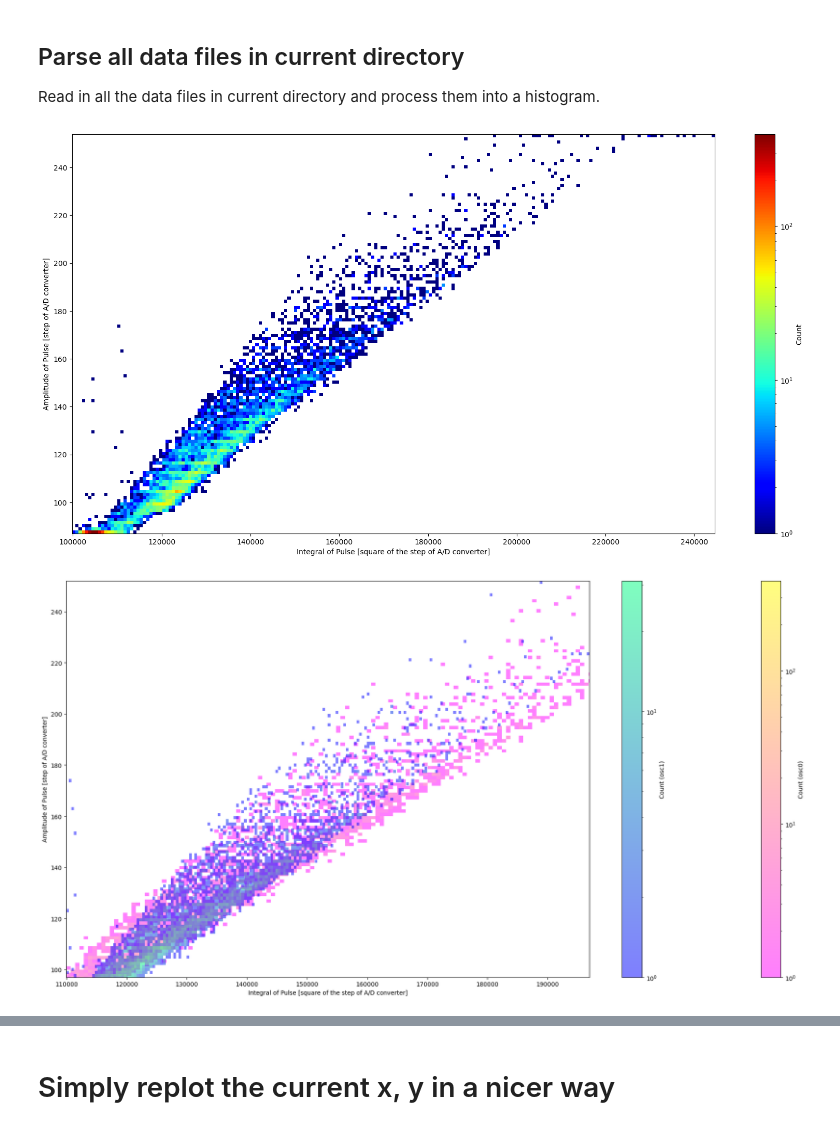
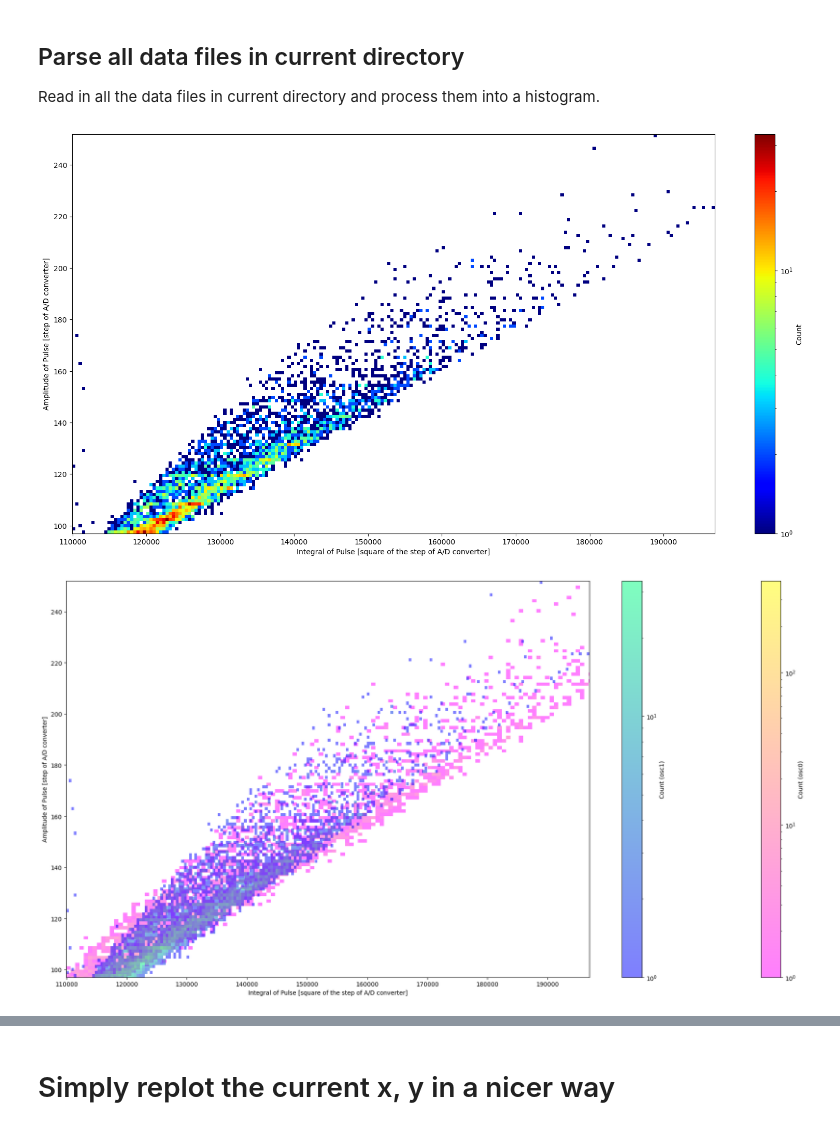
Before and after one commit to ODZ-UJF-AV-CR/osciloskop, a Jupyter notebook: cerf2025-osciloskop-hystogram.ipynb, the cells around one changed output, grey strips where cells are left out. Saved outputs shown, nothing was run; the diff lists cells and outputs as text; code cells hidden in the pictures.

Commit message:
single and multi plot

```diff
--- a/cerf2025-osciloskop-hystogram.ipynb
+++ b/cerf2025-osciloskop-hystogram.ipynb
@@ -99,23 +99,6 @@ z = []
 all_frames = 0
 xinc = 0
 yinc = 0
-for f in glob.iglob("./data/osc0*.h5"):
-    #!!!print(f'  {f}')
-    try:
-        with h5py.File(f, 'r') as hf:
-            ProcessData()
-    except Exception as e:
-        print(f"Error reading {f}: {e}")
-
-if len(x) > 0 and len(y) > 0:
-    h, xedges, yedges, image = plt.hist2d(
-        y, x, bins=(200, 128),
-        norm=matplotlib.colors.LogNorm(),
-        cmap=plt.cm.jet
-    )
-else:
-    print("\u26a0\ufe0f \u017d\u00e1dn\u00e1 data nebyla na\u010dtena. Histogram nebude vykreslen.")
-
 for f in glob.iglob("./data/osc1*.h5"):
     #!!!print(f'  {f}')
     try:
@@ -150,34 +133,34 @@ def ProcessData():
     yinc = np.array(hf.get('YINC'))
     yorigin = np.array(hf.get('YORIGIN'))
     xorigin = np.array(hf.get('XORIGIN'))
     trig = np.array(hf.get('TRIG'))
     capturing = np.array(hf.get('CAPTURING'))
 
     frames = int(np.array(hf.get('FRAMES')))
     all_frames += frames
     #!!!print(f'XINC: {xinc}  YINC: {yinc}  FRAMES: {frames}  XORIGIN: {xorigin}  YORIGIN: {yorigin}  TRIG: {trig}')
     #!!!print(f'CAPTURING: {capturing}')
 
     for n in range(1, frames + 1):
         data = hf.get(str(n))
         np_data = np.array(data)
 
         maximum = 0
         minimum = 255
         suma = 0
         for i in range(1400):
             if np_data[i] > maximum:
                 maximum = np_data[i]
             if np_data[i] < minimum:
                 minimum = np_data[i]
             suma += np_data[i]
 
         if maximum < 256:
             x.append(maximum)
             y.append(suma)
             z.append(minimum)
 # %% [output]
-[figure, old version]
+[figure, new version]
 # %%
 import matplotlib.pyplot as plt
 import h5py
@@ -255,4 +238,4 @@ if hist1:
 plt.tight_layout()
 plt.show()
 # %% [output]
-[figure, old version]
+[figure, new version]
```
Also changed, not shown: parts of 1 cell of this notebook.
